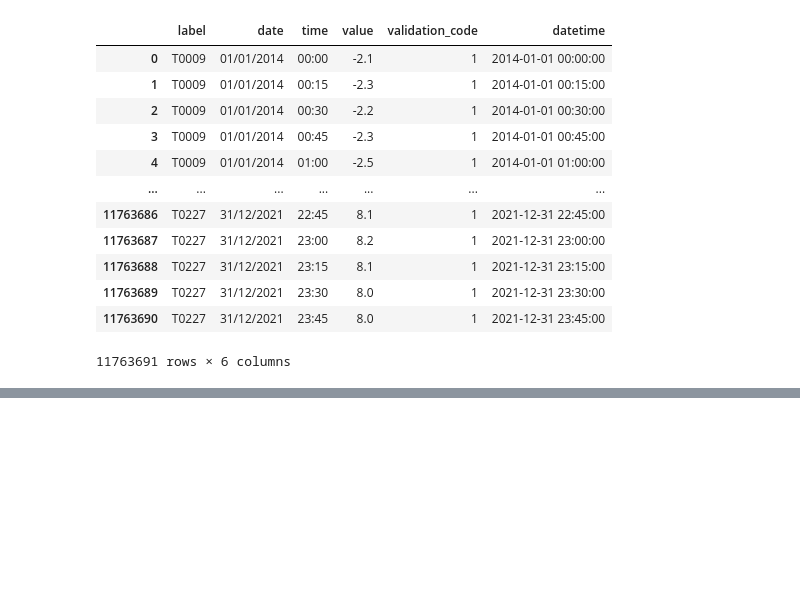
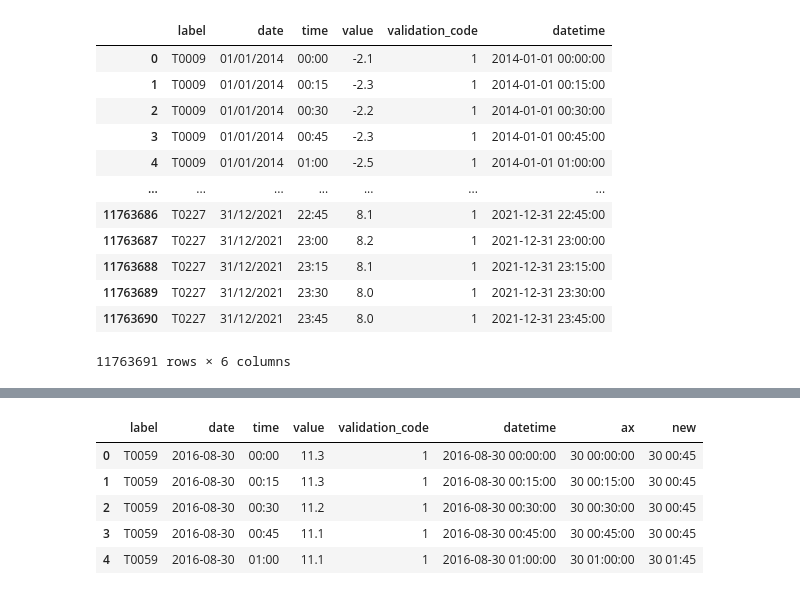
Before and after one commit to eliazonta/AI-Challenge-HIT-2022, a Jupyter notebook: python_code/notebooks/DataPlotter/document_plotter.ipynb, the cells around one changed output, grey strips where cells are left out. Drawn from its saved outputs; the diff is of its cells as text; code cells hidden in the pictures; blank space fills up the shorter version.

```diff
--- a/python_code/notebooks/DataPlotter/document_plotter.ipynb
+++ b/python_code/notebooks/DataPlotter/document_plotter.ipynb
@@ -221,0 +230,9 @@ plt.show()
+# %%
+df_filtered.head()
+# %% [output]
+|  | label | date | time | value | validation_code | datetime | ax | new |
+| 0 | T0059 | 2016-08-30 | 00:00 | 11.3 | 1 | 2016-08-30 00:00:00 | 30 00:00:00 | 30 00:45 |
+| 1 | T0059 | 2016-08-30 | 00:15 | 11.3 | 1 | 2016-08-30 00:15:00 | 30 00:15:00 | 30 00:45 |
+| 2 | T0059 | 2016-08-30 | 00:30 | 11.2 | 1 | 2016-08-30 00:30:00 | 30 00:30:00 | 30 00:45 |
+| 3 | T0059 | 2016-08-30 | 00:45 | 11.1 | 1 | 2016-08-30 00:45:00 | 30 00:45:00 | 30 00:45 |
+| 4 | T0059 | 2016-08-30 | 01:00 | 11.1 | 1 | 2016-08-30 01:00:00 | 30 01:00:00 | 30 01:45 |
```
Also changed, not shown: parts of 6 cells of this notebook.
